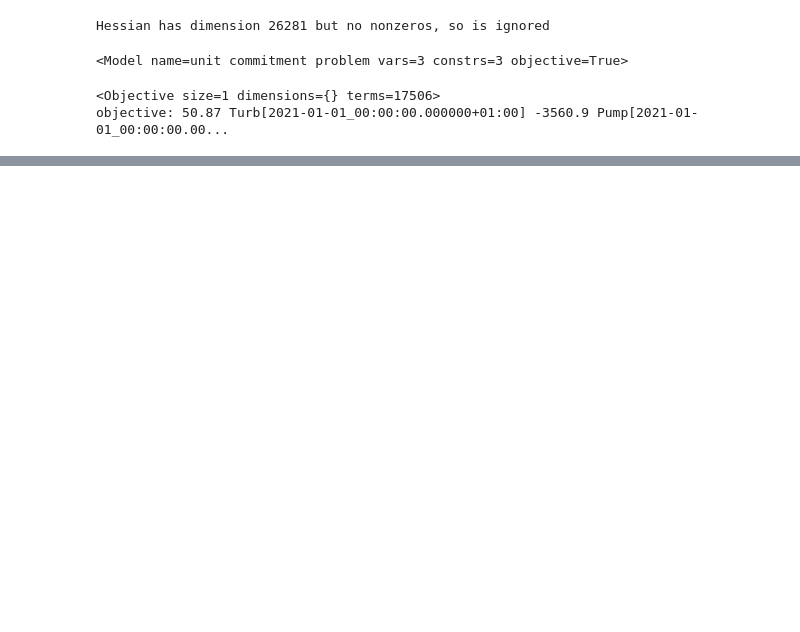
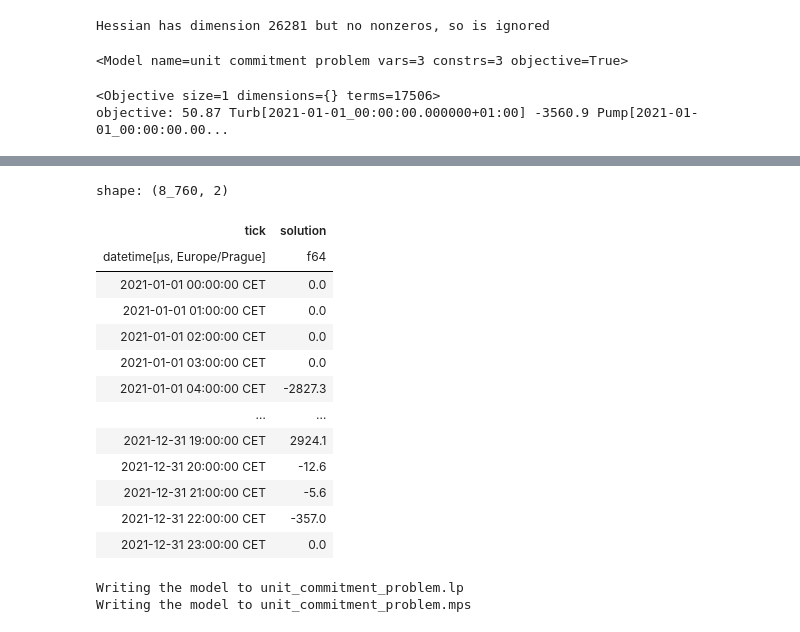
Before and after one commit to aurelije/or-models, a Jupyter notebook: unit_commitment/Unit Commitment Problem I - Pumped storage_pyoframe.ipynb, the cells around one changed output, grey strips where cells are left out. Cells and saved outputs as stored; diff of their text form; code cells hidden in the pictures; blank space fills up the shorter version.

```diff
--- a/unit_commitment/Unit Commitment Problem I - Pumped storage_pyoframe.ipynb
+++ b/unit_commitment/Unit Commitment Problem I - Pumped storage_pyoframe.ipynb
@@ -237,0 +305,26 @@ Writing the model to unit_commitment_problem.mps
+# %%
+hourly_profit.evaluate()
+# %% [output]
+shape: (8_760, 2)
+| tick | solution |
+| datetime[μs, Europe/Prague] | f64 |
+| 2021-01-01 00:00:00 CET | 0.0 |
+| 2021-01-01 01:00:00 CET | 0.0 |
+| 2021-01-01 02:00:00 CET | 0.0 |
+| 2021-01-01 03:00:00 CET | 0.0 |
+| 2021-01-01 04:00:00 CET | -2827.3 |
+| … | … |
+| 2021-12-31 19:00:00 CET | 2924.1 |
+| 2021-12-31 20:00:00 CET | -12.6 |
+| 2021-12-31 21:00:00 CET | -5.6 |
+| 2021-12-31 22:00:00 CET | -357.0 |
+| 2021-12-31 23:00:00 CET | 0.0 |
+# %%
+m.write('unit_commitment_problem.lp')
+m.write('unit_commitment_problem.mps')
+m.Turb.solution.write_csv('turbine.csv')
+m.Storage_level.solution.write_csv('storage.csv')
+m.Pump.solution.write_csv('pump.csv')
+# %% [output]
+Writing the model to unit_commitment_problem.lp
+Writing the model to unit_commitment_problem.mps
```
Also changed, not shown: parts of 14 cells of this notebook.
